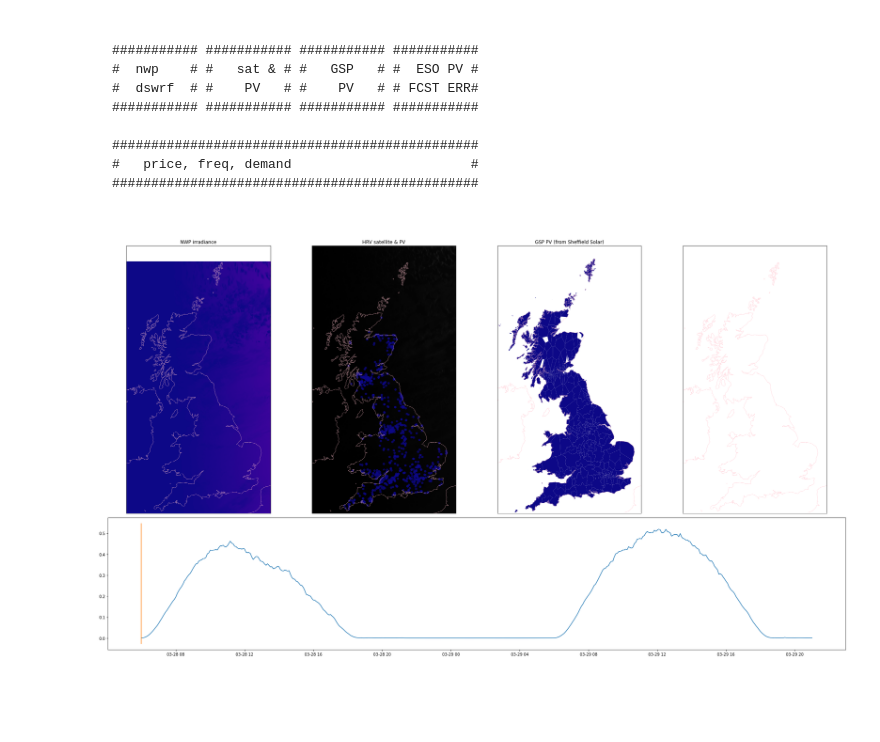
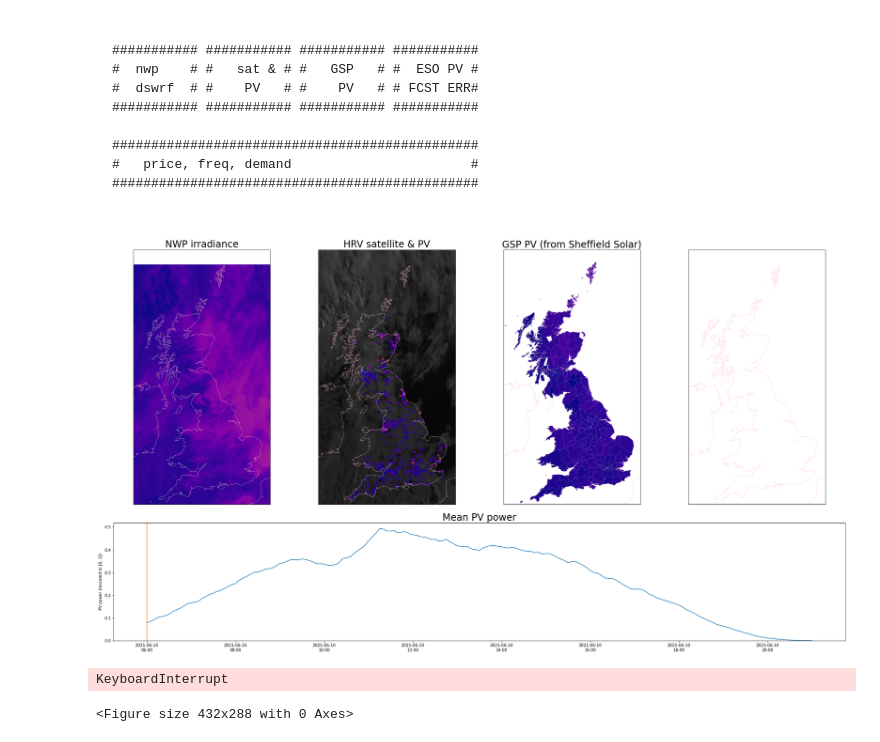
Before and after one commit to openclimatefix/nowcasting_utils, a Jupyter notebook: notebooks/animated_plot_of_satellite_and_pv_and_gsp_and_nwp.ipynb, the cells around one changed output. Drawn from its saved outputs; the diff is of its cells as text; code cells hidden in the pictures; blank space fills up the shorter version.

```diff
--- a/notebooks/animated_plot_of_satellite_and_pv_and_gsp_and_nwp.ipynb
+++ b/notebooks/animated_plot_of_satellite_and_pv_and_gsp_and_nwp.ipynb
@@ -11,14 +12,14 @@ import pandas as pd
 import numpy as np
 import geopandas as gpd
 # %%
-START_TIME = "2020-03-28 06:00"
-END_TIME = "2020-03-29 21:00"
+START_TIME = "2021-06-10 04:00"
+END_TIME = "2021-06-10 21:00"
 # %%
 BASE_PATH = Path("/mnt/storage_ssd_8tb/data/ocf/solar_pv_nowcasting/nowcasting_dataset_pipeline/")
 SATELLITE_PATH = BASE_PATH / "satellite/EUMETSAT/SEVIRI_RSS/zarr/v3/eumetsat_seviri_hrv_uk.zarr"
 NWP_PATH = BASE_PATH / "NWP/UK_Met_Office/UKV/zarr/UKV_intermediate_version_3.zarr"
-PV_PATH = Path("/mnt/leonardo/mnt/storage_b/data/ocf/solar_pv_nowcasting/nowcasting_dataset_pipeline/PV/Passiv/ocf_formatted/v0")
-GSP_PV_PATH = Path("/mnt/leonardo/mnt/storage_b/data/ocf/solar_pv_nowcasting/nowcasting_dataset_pipeline/PV/GSP/v3/pv_gsp.zarr")
+PV_PATH = Path("/mnt/storage_b/data/ocf/solar_pv_nowcasting/nowcasting_dataset_pipeline/PV/Passiv/ocf_formatted/v0")
+GSP_PV_PATH = Path("/mnt/storage_b/data/ocf/solar_pv_nowcasting/nowcasting_dataset_pipeline/PV/GSP/v3/pv_gsp.zarr")
 GSP_SHAPE = Path("~/dev/ocf/nowcasting_dataset/nowcasting_dataset/data_sources/gsp/gsp_shape/").expanduser()
 GSP_METADATA = Path("~/dev/ocf/nowcasting_dataset/nowcasting_dataset/data_sources/gsp/eso_metadata.csv").expanduser()
 
@@ -26,6 +27,10 @@ WGS84 = "EPSG:4326"
 
 assert SATELLITE_PATH.exists()
 assert NWP_PATH.exists()
+assert PV_PATH.exists()
+assert GSP_PV_PATH.exists()
+assert GSP_SHAPE.exists()
+assert GSP_METADATA.exists()
 # %% [markdown]
 ## Open and prepare satellite data
 # %%
@@ -198,6 +247,9 @@ gsp_ax = plt.subplot2grid(SHAPE, loc=(0, 2), **geospatial_plot_kwargs)
 fcst_err_ax = plt.subplot2grid(SHAPE, loc=(0, 3), **geospatial_plot_kwargs)
 timeseries_ax = plt.subplot2grid(SHAPE, loc=(2, 0), colspan=NCOLS)
 fig.subplots_adjust(left=0.03, bottom=0.03, right=0.99, top=0.99, wspace=None, hspace=None)
+plt.rc('font', size=18)          # controls default text sizes
+plt.rc('axes', titlesize=18)     # fontsize of the axes title
+plt.rc('axes', labelsize=18)    # fontsize of the x and y labels
 
 # Colours
 #fig.patch.set_facecolor('black')
@@ -230,34 +282,39 @@ sat_and_pv_ax.set_title("HRV satellite & PV")
 ## NWP #########################################################
 selected_nwp_data = get_nwp_data(START_TIME, variable="dswrf")
 nwp_img = selected_nwp_data.plot.pcolormesh(
     ax=nwp_ax,
     transform=ccrs.OSGB(approx=False),
     add_colorbar=False,
     cmap="plasma",
     vmin=nwp_min.sel(variable="dswrf").values,
     vmax=nwp_max.sel(variable="dswrf").values,
 )
 nwp_ax.set_title("NWP irradiance")
 nwp_ax.set_ylim(sat_and_pv_ax.get_ylim())
 nwp_ax.set_xlim(sat_and_pv_ax.get_xlim())
 
 ## GSP ######################################################
 plot_gsp_power_heatmap(ax=gsp_ax, dt=START_TIME)
 
 ## FORMAT GEO PLOTS #########################################
 for ax in [nwp_ax, sat_and_pv_ax, gsp_ax, fcst_err_ax]:
     ax.coastlines(resolution='10m', alpha=0.5, color='pink')
 
 ## TIMESERIES PLOT ##########################################
 timeseries_ax.plot(pv_df.mean(axis='columns'))
+timeseries_ax.set_title("Mean PV power")
+timeseries_ax.set_ylabel("PV power (rescaled to [0, 1])")
+timeseries_ax.set_ylim(0, timeseries_ax.get_ylim()[1])
+timeseries_ax.xaxis.set_major_formatter(mdates.DateFormatter("%Y-%m-%d\n%H:%M"))
+
 time_marker = timeseries_ax.plot(
     (sat_datetime_index[0], sat_datetime_index[0]),
     timeseries_ax.get_ylim(),
 )[0]
 
 plt.tight_layout()
 # %% [output]
-[figure, old version]
+[figure, new version]
 # %%
 # Animation function
 def update(i: int = 0):
@@ -283,6 +340,9 @@ def update(i: int = 0):
     time_marker.set_xdata((sat_datetime_index[i], sat_datetime_index[i]))
     return sat_img, time_marker
 
-anim = FuncAnimation(fig, update, frames=range(0, len(sat_datetime_index), 1), interval=200, blit=True)
+anim = FuncAnimation(fig, update, frames=range(0, len(sat_datetime_index), 1), interval=80, blit=True)
 video = anim.to_html5_video()
 display.HTML(video)
+# %% [output]
+KeyboardInterrupt
+<Figure size 432x288 with 0 Axes>
```
Also changed, not shown: parts of 7 cells of this notebook.
